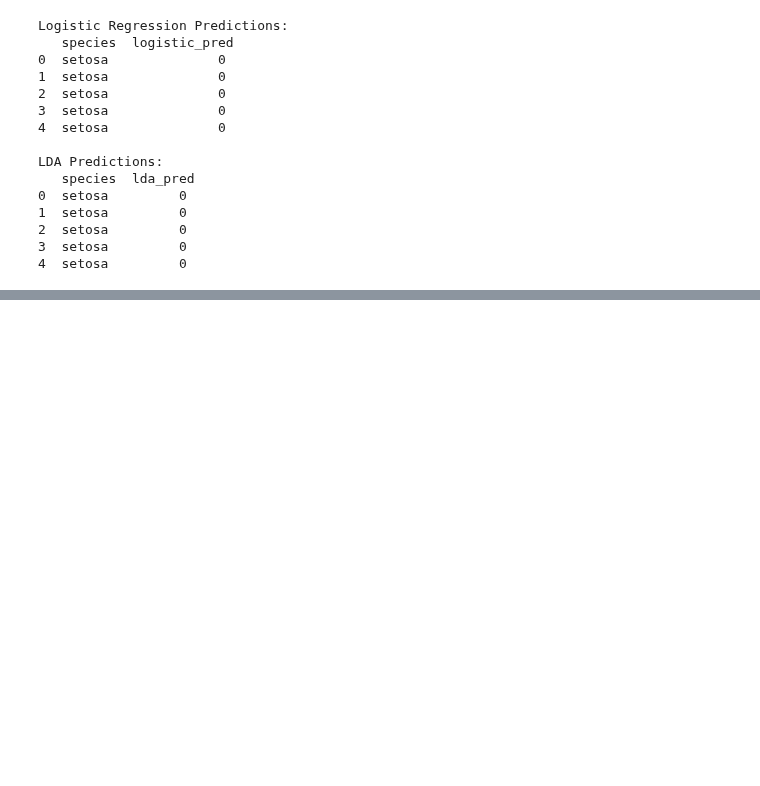
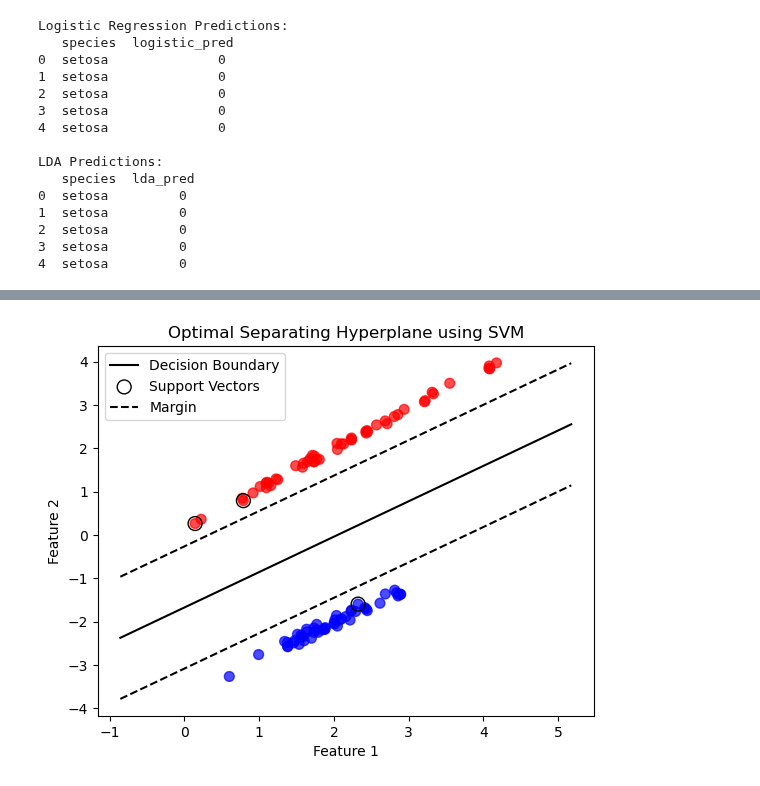
Before and after one commit to rocky115/DeepMythomatics, a Jupyter notebook: Fulla_Stats/Ch-2 Linear Classification/LC-2.2.ipynb, the cells around one changed output, grey strips where cells are left out. Saved outputs shown, nothing was run; the diff lists cells and outputs as text; code cells hidden in the pictures; blank space fills up the shorter version.

Commit message:
Hyperplane

```diff
--- a/Fulla_Stats/Ch-2 Linear Classification/LC-2.2.ipynb
+++ b/Fulla_Stats/Ch-2 Linear Classification/LC-2.2.ipynb
@@ -769,0 +871,51 @@ LDA Predictions:
+# %%
+# Import necessary libraries
+import numpy as np
+import matplotlib.pyplot as plt
+from sklearn import svm
+from sklearn.datasets import make_classification
+
+# Step 1: Generate synthetic data
+X, y = make_classification(n_samples=100, n_features=2, n_informative=2, n_redundant=0,
+                           n_clusters_per_class=1, class_sep=2, random_state=42)
+
+# Convert labels to -1 and 1 (as per the description in your problem)
+y = np.where(y == 0, -1, 1)
+
+# Step 2: Train an SVM classifier
+clf = svm.SVC(kernel='linear')  # Linear kernel for optimal hyperplane
+clf.fit(X, y)
+
+# Step 3: Visualize the separating hyperplane
+# Get the separating hyperplane
+w = clf.coef_[0]
+b = clf.intercept_[0]
+slope = -w[0] / w[1]
+intercept = -b / w[1]
+
+# Create a meshgrid for plotting decision boundary
+xx = np.linspace(min(X[:, 0]) - 1, max(X[:, 0]) + 1, 100)
+yy = slope * xx + intercept
+
+# Plot data points
+plt.scatter(X[:, 0], X[:, 1], c=y, cmap='bwr', s=50, alpha=0.7)
+plt.plot(xx, yy, 'k-', label='Decision Boundary')
+
+# Mark support vectors
+plt.scatter(clf.support_vectors_[:, 0], clf.support_vectors_[:, 1],
+            s=100, facecolors='none', edgecolors='k', label='Support Vectors')
+
+# Highlight the margin (distance from hyperplane)
+margin = 1 / np.sqrt(np.sum(clf.coef_ ** 2))
+yy_upper = yy + margin
+yy_lower = yy - margin
+plt.plot(xx, yy_upper, 'k--', label='Margin')
+plt.plot(xx, yy_lower, 'k--')
+
+plt.legend()
+plt.title('Optimal Separating Hyperplane using SVM')
+plt.xlabel('Feature 1')
+plt.ylabel('Feature 2')
+plt.show()
+# %% [output]
+[figure, added]
```
Also changed, not shown: parts of 7 cells of this notebook, 1 other file.
